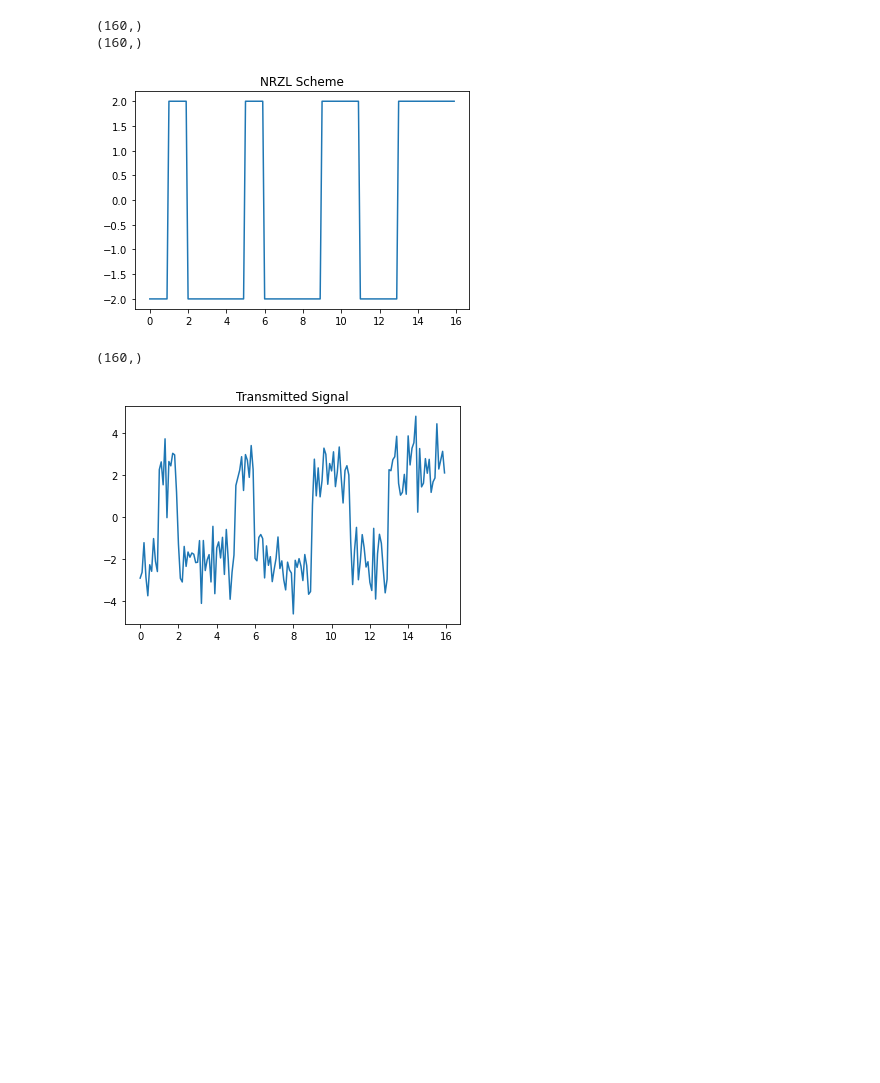
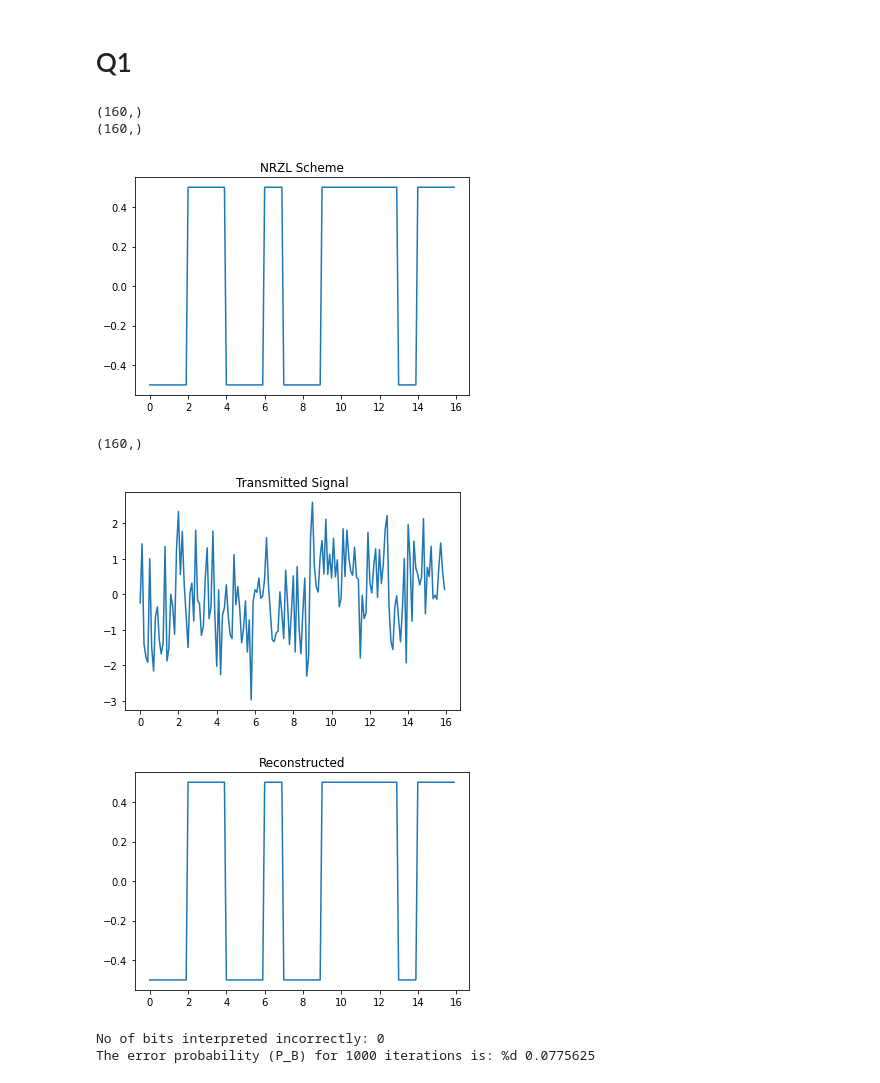
Before and after one commit to shantanutyagi67/CT303_Labs, a Jupyter notebook: Lab5/Lab5_E1.ipynb, the cells around one changed output. Cells and saved outputs as stored; diff of their text form; code cells hidden in the pictures; blank space fills up the shorter version.

```diff
--- a/Lab5/Lab5_E1.ipynb
+++ b/Lab5/Lab5_E1.ipynb
@@ -6,3 +4,5 @@ import pandas as pd
 import math
+# %% [markdown]
+# Q1
 # %%
 def part_a(A,T,n):
@@ -44,12 +72,0 @@ def part_a(A,T,n):
-# %%
-T=0.2
-n=16
-A = 2;
-experiments = 1000;
-transmitted_signal = part_a(A,T,n)
-# %% [output]
-(160,)
-(160,)
-[figure, removed]
-(160,)
-[figure, removed]
@@ -55,0 +107,53 @@ transmitted_signal = part_a(A,T,n)
+# %%
+def part_c(A,T,n,experiments,standard_deviation):
+    #Variance v/s bit error probability graph
+    variance = np.arange(0,10,0.1)
+    val = np.empty([variance.shape[0]])
+    for j in range(variance.shape[0]):
+        val[j] = part_b(T,n,A,experiments,math.sqrt(variance[j]))
+
+    plt.figure
+    plt.plot(variance,val)
+    plt.title('Variance v/s bit error probability')
+    plt.show()
+
+    #Amplitude v/s bit error probability graph
+    amplitude = np.arange(0,10,0.1)
+    val = np.empty([amplitude.shape[0]])
+    for j in range(amplitude.shape[0]):
+        val[j] = part_b(T,n,amplitude[j],experiments,standard_deviation)
+
+    plt.figure
+    plt.plot(amplitude,val)
+    plt.title('Amplitude v/s bit error probability')
+    plt.show()
+
+    #T v/s bit error probability graph
+    T = np.arange(1,10,0.1)
+    val = np.empty([T.shape[0]])
+    for j in range(T.shape[0]):
+        val[j] = part_b(T[j],n,A,experiments,standard_deviation)
+
+    plt.figure
+    plt.plot(T,val)
+    plt.title('T v/s bit error probability')
+    plt.show()
+# %%
+T=1
+n=16
+A = 0.5;
+experiments = 1000;
+standard_deviation = 1;
+transmitted_signal = part_a(A,T,n)
+ans = part_b(T,n,A,experiments, standard_deviation)
+print("The error probability (P_B) for 1000 iterations is: %d",ans)
+part_c(A,T,n,experiments, standard_deviation)
+# %% [output]
+(160,)
+(160,)
+[figure, added]
+(160,)
+[figure, added]
+[figure, added]
+No of bits interpreted incorrectly: 0
+The error probability (P_B) for 1000 iterations is: %d 0.0775625
```
Also changed, not shown: parts of 4 cells of this notebook.
